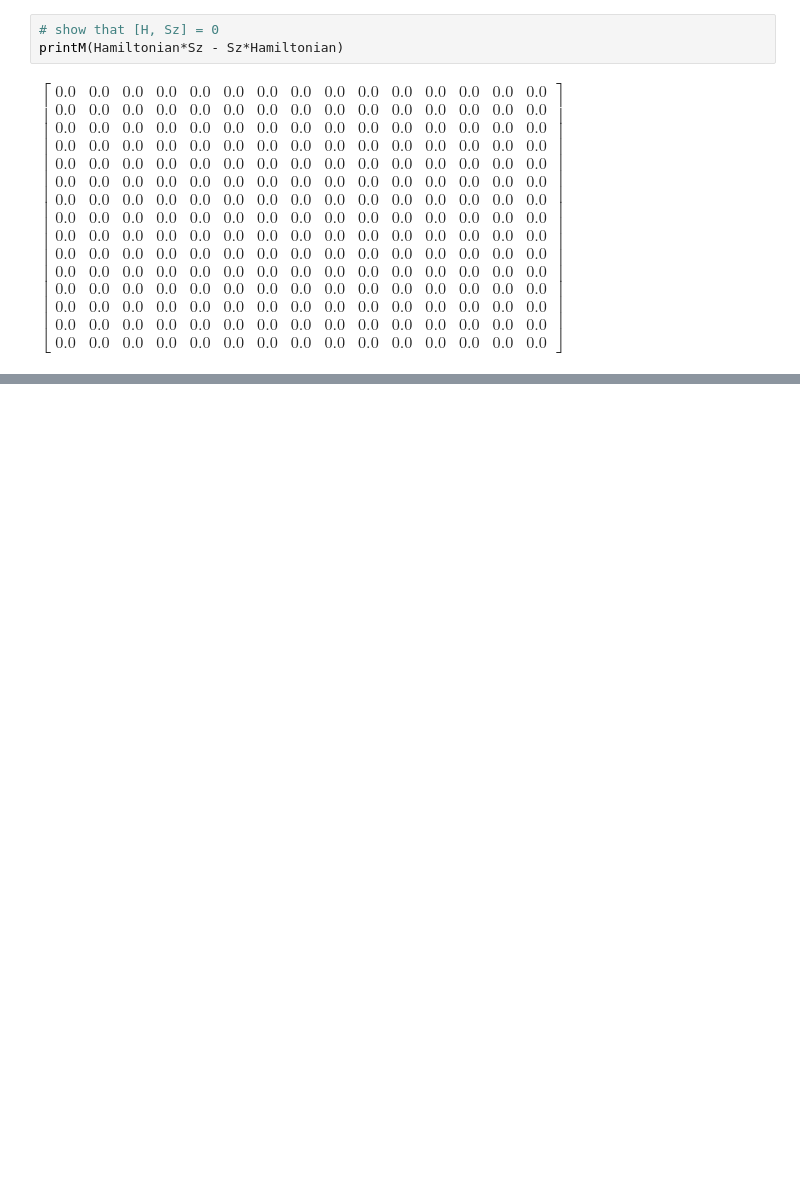
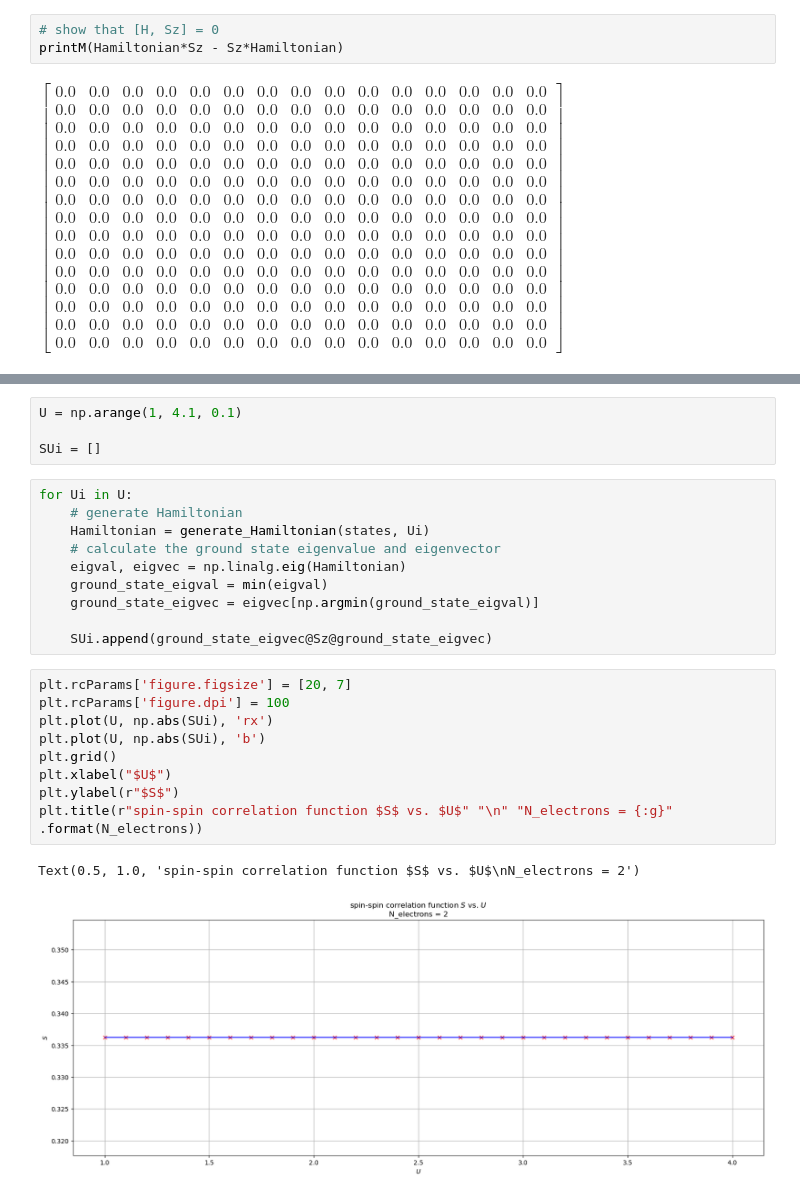
Before and after one commit to alexanderwurm/Hubbard-triangle, a Jupyter notebook: Hubbard triangle.ipynb, the cells around one changed output, grey strips where cells are left out. Saved outputs shown, nothing was run; the diff lists cells and outputs as text; blank space fills up the shorter version.

```diff
--- a/Hubbard triangle.ipynb
+++ b/Hubbard triangle.ipynb
@@ -76,0 +79,26 @@ S_gs
+# %%
+U = np.arange(1, 4.1, 0.1)
+
+SUi = []
+# %%
+for Ui in U:
+    # generate Hamiltonian
+    Hamiltonian = generate_Hamiltonian(states, Ui)
+    # calculate the ground state eigenvalue and eigenvector
+    eigval, eigvec = np.linalg.eig(Hamiltonian)
+    ground_state_eigval = min(eigval)
+    ground_state_eigvec = eigvec[np.argmin(ground_state_eigval)]
+
+    SUi.append(ground_state_eigvec@Sz@ground_state_eigvec)
+# %%
+plt.rcParams['figure.figsize'] = [20, 7]
+plt.rcParams['figure.dpi'] = 100
+plt.plot(U, np.abs(SUi), 'rx')
+plt.plot(U, np.abs(SUi), 'b')
+plt.grid()
+plt.xlabel("$U$")
+plt.ylabel(r"$S$")
+plt.title(r"spin-spin correlation function $S$ vs. $U$" "\n" "N_electrons = {:g}" .format(N_electrons))
+# %% [output]
+Text(0.5, 1.0, 'spin-spin correlation function $S$ vs. $U$\nN_electrons = 2')
+[figure, added]
```
Also changed, not shown: parts of 9 cells of this notebook, 2 other files.
